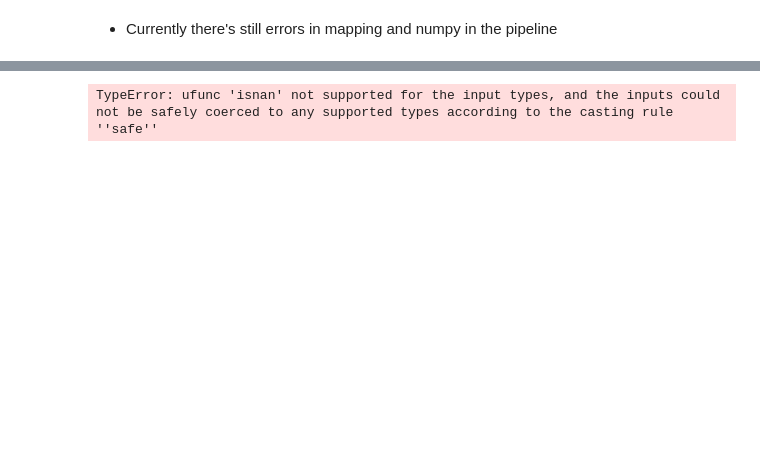
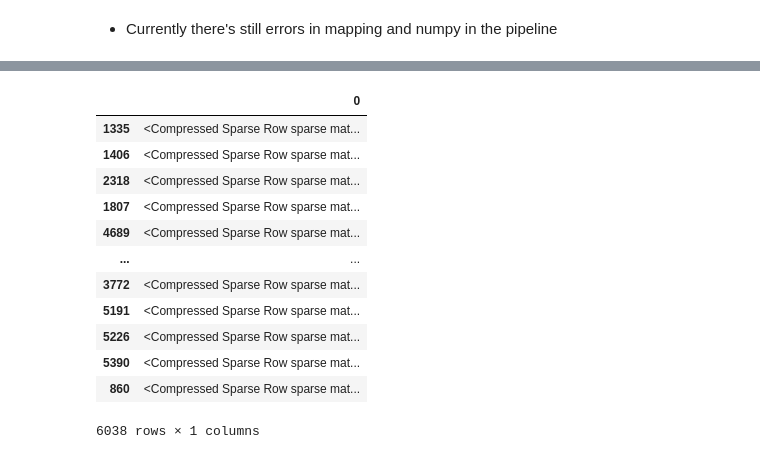
Before and after one commit to ysif9/app-rating-competition, a Jupyter notebook: Attempt2.ipynb, the cells around one changed output, grey strips where cells are left out. Saved outputs shown, nothing was run; the diff lists cells and outputs as text; code cells hidden in the pictures; blank space fills up the shorter version.

```diff
--- a/Attempt2.ipynb
+++ b/Attempt2.ipynb
@@ -41,7 +29,7 @@ def plot_numeric_distribution(df, column_name, bins=50, color='skyblue'):
 # %%
 from sklearn.model_selection import train_test_split
 
-train_set, test_set = train_test_split(train_df_copy, test_size=0.2, random_state=42)
+train_set, test_set = train_test_split(train_df_copy, test_size=0.1, random_state=42)
 # %%
 train_set.shape
 # %% [output]
@@ -186,3 +44 @@ def is_version_range(cleaned_value):
-# %%
-train_set["release_date"] = pd.to_datetime(train_set["release_date"])
 # %%
@@ -377,17 +92,27 @@ SelectKBest does not accept missing values encoded as NaN natively. For supervis
-# %%
-from sklearn.utils import estimator_html_repr
-from scipy.sparse import issparse
-
-# Transform X
-X_prepared = column_transform.transform(X)
-
-# If sparse, convert to dense before checking for NaNs
-if issparse(X_prepared):
-    X_prepared = X_prepared.toarray()
-
-# Now check for NaNs
-import numpy as np
-print("Any NaNs:", np.isnan(X_prepared).any())
-print("NaN count:", np.isnan(X_prepared).sum())
-# %% [output]
-TypeError: ufunc 'isnan' not supported for the input types, and the inputs could not be safely coerced to any supported types according to the casting rule ''safe''
+# %%
+try:
+    column_transform.fit(X)
+    X_prepared = column_transform.transform(X)
+except Exception as e:
+    print(f"Error during transformation: {e}")
+    raise
+
+
+# feature_names = column_transform.get_feature_names_out()
+X_prepared_df = pd.DataFrame(X_prepared, index=X.index)
+# %%
+X_prepared_df
+# %% [output]
+|  | 0 |
+| 1335 | <Compressed Sparse Row sparse mat... |
+| 1406 | <Compressed Sparse Row sparse mat... |
+| 2318 | <Compressed Sparse Row sparse mat... |
+| 1807 | <Compressed Sparse Row sparse mat... |
+| 4689 | <Compressed Sparse Row sparse mat... |
+| ... | ... |
+| 3772 | <Compressed Sparse Row sparse mat... |
+| 5191 | <Compressed Sparse Row sparse mat... |
+| 5226 | <Compressed Sparse Row sparse mat... |
+| 5390 | <Compressed Sparse Row sparse mat... |
+| 860 | <Compressed Sparse Row sparse mat... |
+6038 rows × 1 columns
```
Also changed, not shown: parts of 23 cells of this notebook, 3 other files.
